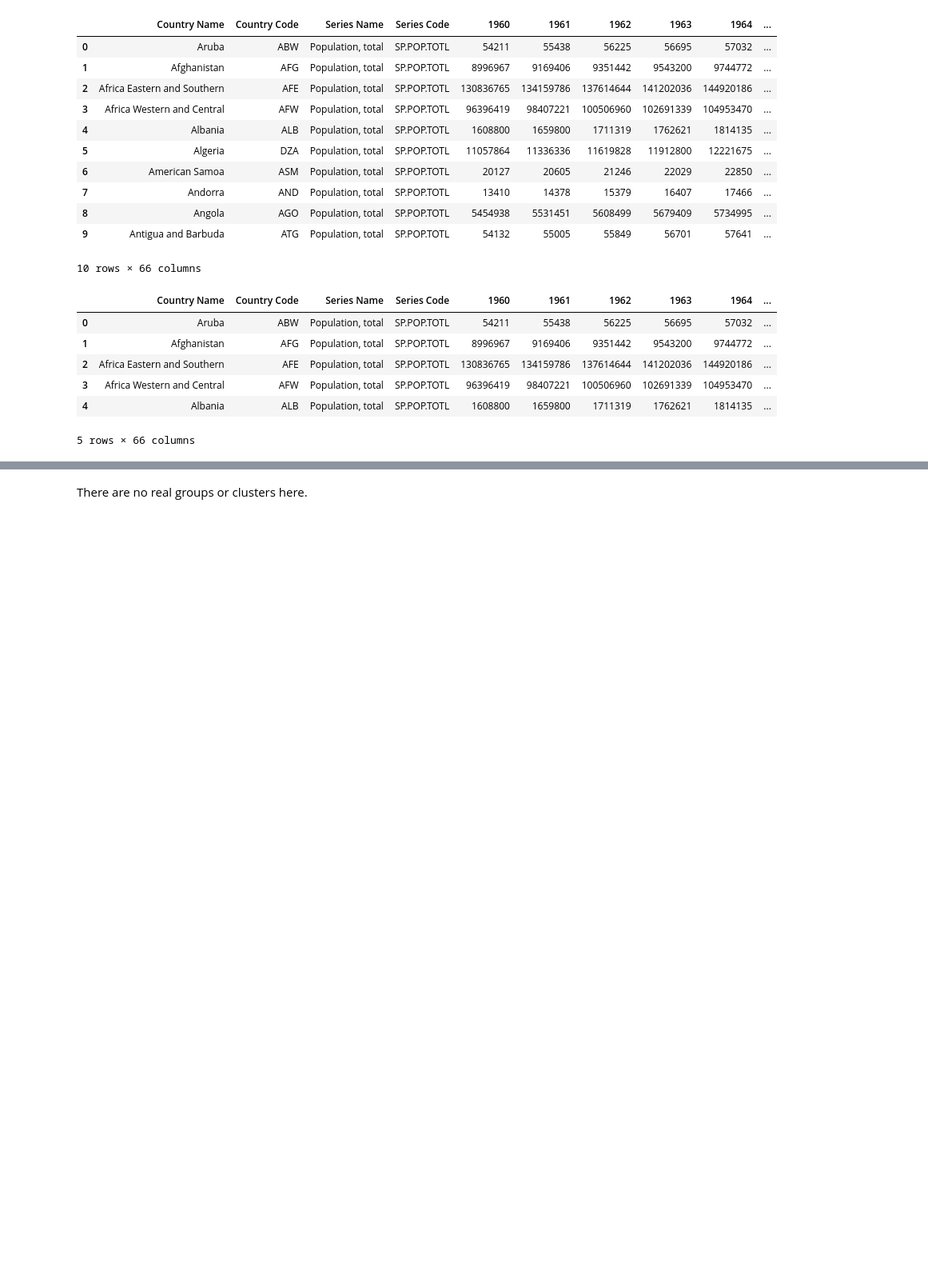
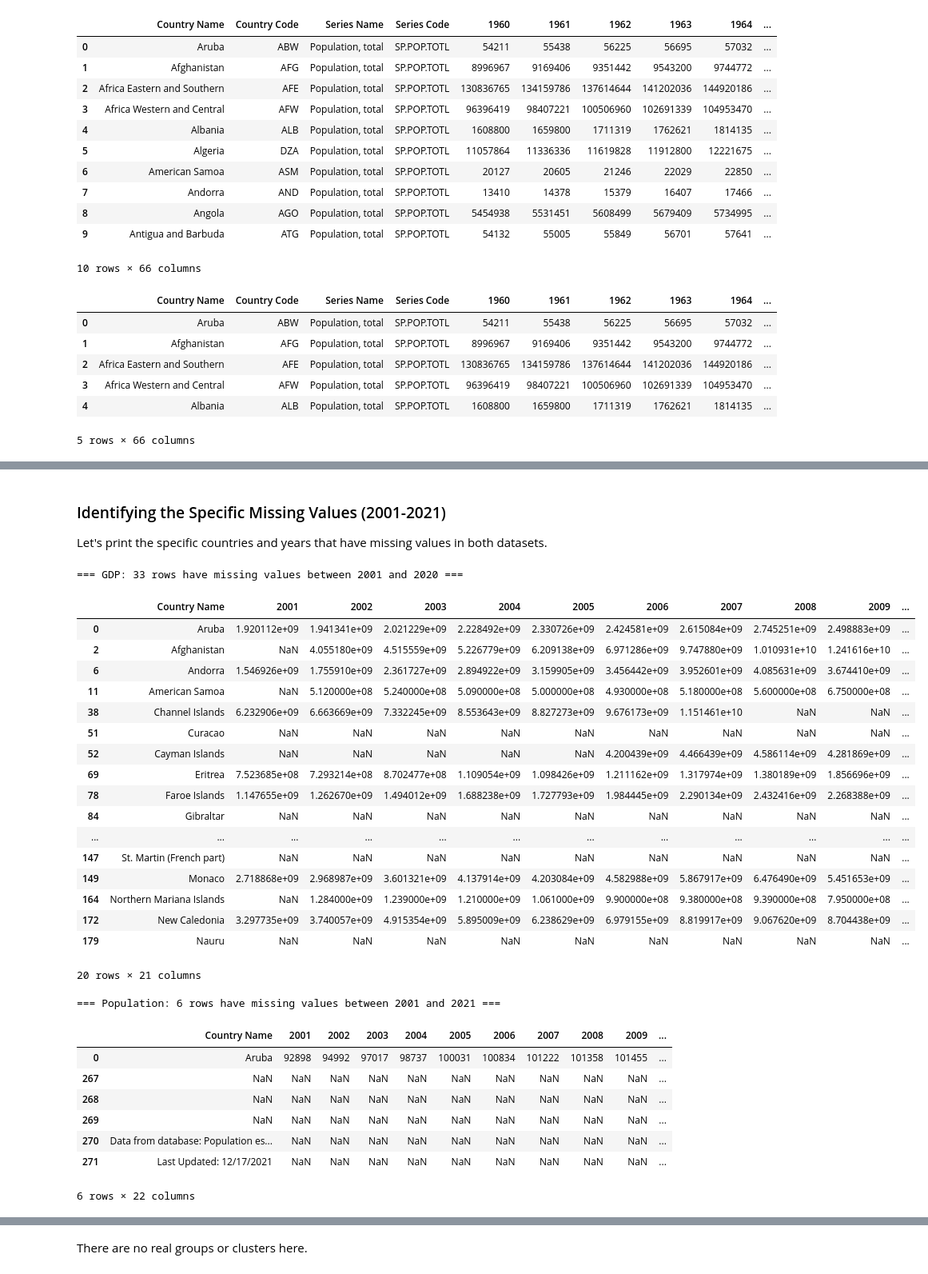
Before and after one commit to Sosswood/Machine-Learning, a Jupyter notebook: Unit04_Global_Population.ipynb, the cells around one changed output, grey strips where cells are left out. Shown at 80% size. Drawn from its saved outputs; the diff is of its cells as text; code cells hidden in the pictures; blank space fills up the shorter version.

```diff
--- a/Unit04_Global_Population.ipynb
+++ b/Unit04_Global_Population.ipynb
@@ -61,0 +169,25 @@ display(df.head())
+# %%
+# Define the target years
+target_years = [str(year) for year in range(2001, 2022)]
+
+# Filter columns that are present in our datasets
+gdp_years = [col for col in target_years if col in gdp_raw.columns]
+pop_years = [col for col in target_years if col in pop_raw.columns]
+
+# Calculate missingness for GDP (2001-2021)
+gdp_target_missing = gdp_raw[gdp_years].isnull().sum()
+print("=== Missing GDP Data (2001-2021) ===")
+if gdp_target_missing.sum() == 0:
+    print("No missing data in the GDP dataset for this period!")
+else:
+    print("Total missing values in this range:", gdp_target_missing.sum())
+    print(gdp_target_missing[gdp_target_missing > 0])
+
+# Calculate missingness for Population (2001-2021)
+pop_target_missing = pop_raw[pop_years].isnull().sum()
+print("\n=== Missing Population Data (2001-2021) ===")
+if pop_target_missing.sum() == 0:
+    print("No missing data in the Population dataset for this period!")
+else:
+    print("Total missing values in this range:", pop_target_missing.sum())
+    print(pop_target_missing[pop_target_missing > 0])
@@ -61,0 +212,48 @@ display(df.head())
+# %% [markdown]
+### Identifying the Specific Missing Values (2001-2021)
+Let's print the specific countries and years that have missing values in both datasets.
+# %%
+# 1. Identify missing entries in GDP (2001-2021)
+gdp_target = gdp_raw[['Country Name'] + gdp_years]
+gdp_missing_rows = gdp_target[gdp_target.isnull().any(axis=1)]
+
+print(f"=== GDP: {len(gdp_missing_rows)} rows have missing values between 2001 and 2020 ===")
+if not gdp_missing_rows.empty:
+    display(gdp_missing_rows.head(20)) # Show first 20 countries with missing GDP
+
+# 2. Identify missing entries in Population (2001-2021)
+pop_target = pop_raw[['Country Name'] + pop_years]
+pop_missing_rows = pop_target[pop_target.isnull().any(axis=1)]
+
+print(f"\n=== Population: {len(pop_missing_rows)} rows have missing values between 2001 and 2021 ===")
+if not pop_missing_rows.empty:
+    display(pop_missing_rows)
+# %% [output]
+=== GDP: 33 rows have missing values between 2001 and 2020 ===
+|  | Country Name | 2001 | 2002 | 2003 | 2004 | 2005 | 2006 | 2007 | 2008 | 2009 | ... |
+| 0 | Aruba | 1.920112e+09 | 1.941341e+09 | 2.021229e+09 | 2.228492e+09 | 2.330726e+09 | 2.424581e+09 | 2.615084e+09 | 2.745251e+09 | 2.498883e+09 | ... |
+| 2 | Afghanistan | NaN | 4.055180e+09 | 4.515559e+09 | 5.226779e+09 | 6.209138e+09 | 6.971286e+09 | 9.747880e+09 | 1.010931e+10 | 1.241616e+10 | ... |
+| 6 | Andorra | 1.546926e+09 | 1.755910e+09 | 2.361727e+09 | 2.894922e+09 | 3.159905e+09 | 3.456442e+09 | 3.952601e+09 | 4.085631e+09 | 3.674410e+09 | ... |
+| 11 | American Samoa | NaN | 5.120000e+08 | 5.240000e+08 | 5.090000e+08 | 5.000000e+08 | 4.930000e+08 | 5.180000e+08 | 5.600000e+08 | 6.750000e+08 | ... |
+| 38 | Channel Islands | 6.232906e+09 | 6.663669e+09 | 7.332245e+09 | 8.553643e+09 | 8.827273e+09 | 9.676173e+09 | 1.151461e+10 | NaN | NaN | ... |
+| 51 | Curacao | NaN | NaN | NaN | NaN | NaN | NaN | NaN | NaN | NaN | ... |
+| 52 | Cayman Islands | NaN | NaN | NaN | NaN | NaN | 4.200439e+09 | 4.466439e+09 | 4.586114e+09 | 4.281869e+09 | ... |
+| 69 | Eritrea | 7.523685e+08 | 7.293214e+08 | 8.702477e+08 | 1.109054e+09 | 1.098426e+09 | 1.211162e+09 | 1.317974e+09 | 1.380189e+09 | 1.856696e+09 | ... |
+| 78 | Faroe Islands | 1.147655e+09 | 1.262670e+09 | 1.494012e+09 | 1.688238e+09 | 1.727793e+09 | 1.984445e+09 | 2.290134e+09 | 2.432416e+09 | 2.268388e+09 | ... |
+| 84 | Gibraltar | NaN | NaN | NaN | NaN | NaN | NaN | NaN | NaN | NaN | ... |
+| ... | ... | ... | ... | ... | ... | ... | ... | ... | ... | ... | ... |
+| 147 | St. Martin (French part) | NaN | NaN | NaN | NaN | NaN | NaN | NaN | NaN | NaN | ... |
+| 149 | Monaco | 2.718868e+09 | 2.968987e+09 | 3.601321e+09 | 4.137914e+09 | 4.203084e+09 | 4.582988e+09 | 5.867917e+09 | 6.476490e+09 | 5.451653e+09 | ... |
+| 164 | Northern Mariana Islands | NaN | 1.284000e+09 | 1.239000e+09 | 1.210000e+09 | 1.061000e+09 | 9.900000e+08 | 9.380000e+08 | 9.390000e+08 | 7.950000e+08 | ... |
+| 172 | New Caledonia | 3.297735e+09 | 3.740057e+09 | 4.915354e+09 | 5.895009e+09 | 6.238629e+09 | 6.979155e+09 | 8.819917e+09 | 9.067620e+09 | 8.704438e+09 | ... |
+| 179 | Nauru | NaN | NaN | NaN | NaN | NaN | NaN | NaN | NaN | NaN | ... |
+20 rows × 21 columns
+=== Population: 6 rows have missing values between 2001 and 2021 ===
+|  | Country Name | 2001 | 2002 | 2003 | 2004 | 2005 | 2006 | 2007 | 2008 | 2009 | ... |
+| 0 | Aruba | 92898 | 94992 | 97017 | 98737 | 100031 | 100834 | 101222 | 101358 | 101455 | ... |
+| 267 | NaN | NaN | NaN | NaN | NaN | NaN | NaN | NaN | NaN | NaN | ... |
+| 268 | NaN | NaN | NaN | NaN | NaN | NaN | NaN | NaN | NaN | NaN | ... |
+| 269 | NaN | NaN | NaN | NaN | NaN | NaN | NaN | NaN | NaN | NaN | ... |
+| 270 | Data from database: Population es... | NaN | NaN | NaN | NaN | NaN | NaN | NaN | NaN | NaN | ... |
+| 271 | Last Updated: 12/17/2021 | NaN | NaN | NaN | NaN | NaN | NaN | NaN | NaN | NaN | ... |
+6 rows × 22 columns
```
Also changed, not shown: parts of 16 cells of this notebook.
